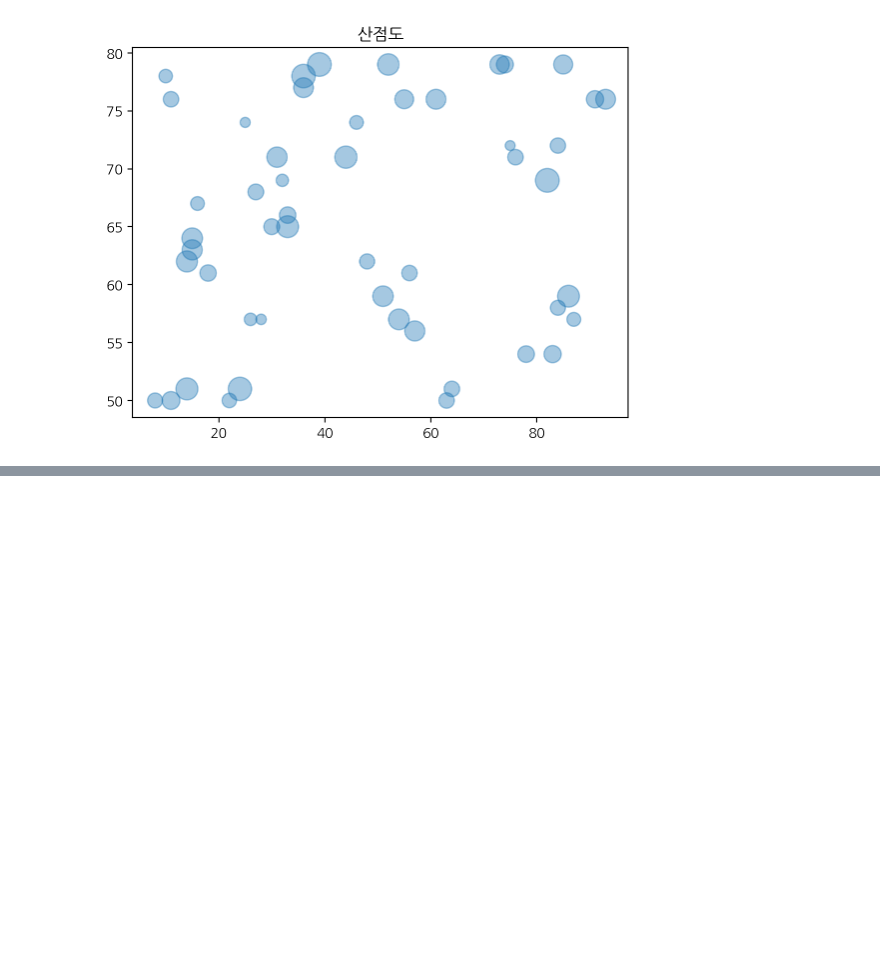
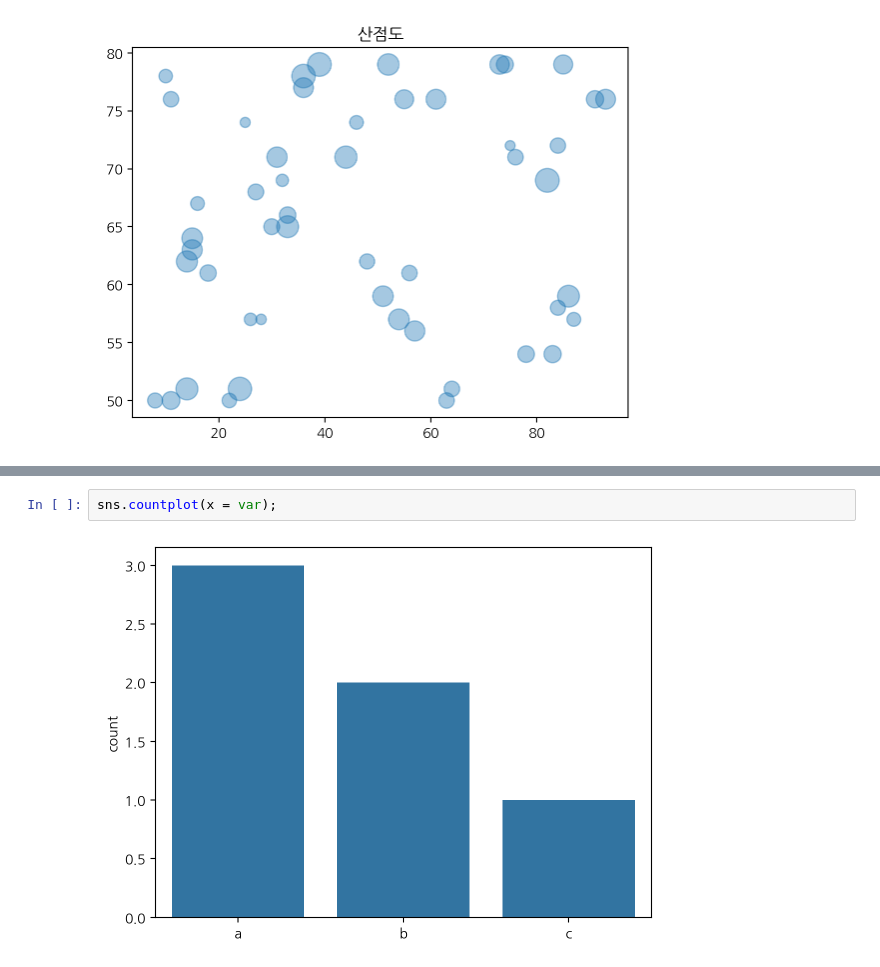
Before and after one commit to hyeonyeongjung/2024-1-my-BDA, a Jupyter notebook: inclass/01w_0312_tue_bigdata_basic.ipynb, the cells around one changed output, grey strips where cells are left out. Drawn from its saved outputs; the diff is of its cells as text; blank space fills up the shorter version.

```diff
--- a/inclass/01w_0312_tue_bigdata_basic.ipynb
+++ b/inclass/01w_0312_tue_bigdata_basic.ipynb
@@ -81,0 +94,4 @@ plt.title('산점도');
+# %%
+sns.countplot(x = var);
+# %% [output]
+[figure, added]
```
Also changed, not shown: parts of 6 cells of this notebook.
